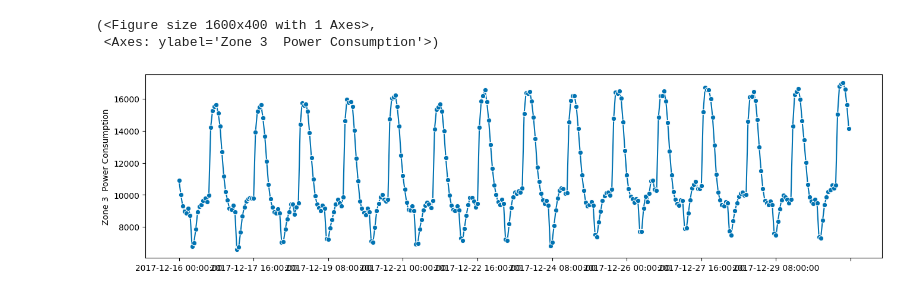
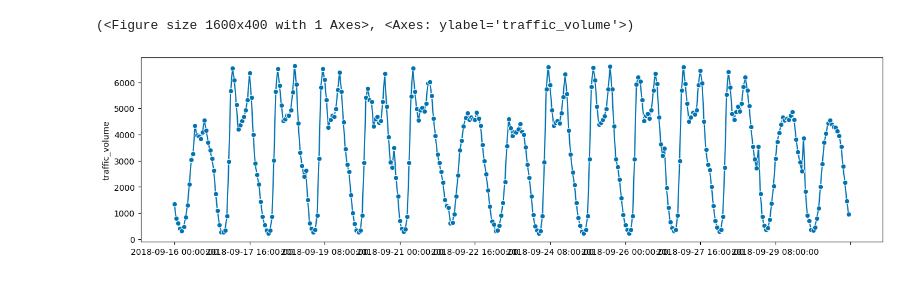
Before and after one commit to RahulDas-dev/Time-Series-Examples, a Jupyter notebook: ts_statistics.ipynb, the cells around one changed output. Cells and saved outputs as stored; diff of their text form; code cells hidden in the pictures.

```diff
--- a/ts_statistics.ipynb
+++ b/ts_statistics.ipynb
@@ -9,17 +9,29 @@ from sktime.utils import plotting
 # %%
 logging.basicConfig(level=logging.INFO)
 # %%
-# dataframe = load_power_consumption()
+from src.load_datasets import load_traffic_data
+
 
 dataframe = (
-    load_power_consumption()
-    .pipe(create_index, "DateTime")
+    load_traffic_data()
+    .pipe(
+        select_column,
+        cols=[
+            "date_time",
+            "temp",
+            "rain_1h",
+            "snow_1h",
+            "clouds_all",
+            "traffic_volume",
+        ],
+    )
+    .pipe(format_datetime, col="date_time")
+    .pipe(set_index, col="date_time")
     .pipe(resample_data, freq="H")
+    .pipe(interpolate_column)
 )
 
 print(f"dataframe shape {dataframe.shape}")
 
-print(dataframe.info())
-
 dataframe.head()
 # %% [output]
@@ -53,13 +51,12 @@ None
 # %%
-target_col = "Zone 3  Power Consumption"
+target_col = "traffic_volume"
 
 target_data = dataframe[target_col].tail(3000)
 
 plotting.plot_series(target_data.tail(360))
 # %% [output]
-(<Figure size 1600x400 with 1 Axes>,
- <Axes: ylabel='Zone 3  Power Consumption'>)
+(<Figure size 1600x400 with 1 Axes>, <Axes: ylabel='traffic_volume'>)
-[figure, old version]
+[figure, new version]
 # %%
 %%time
 
```
Also changed, not shown: parts of 6 cells of this notebook, 17 other files.
